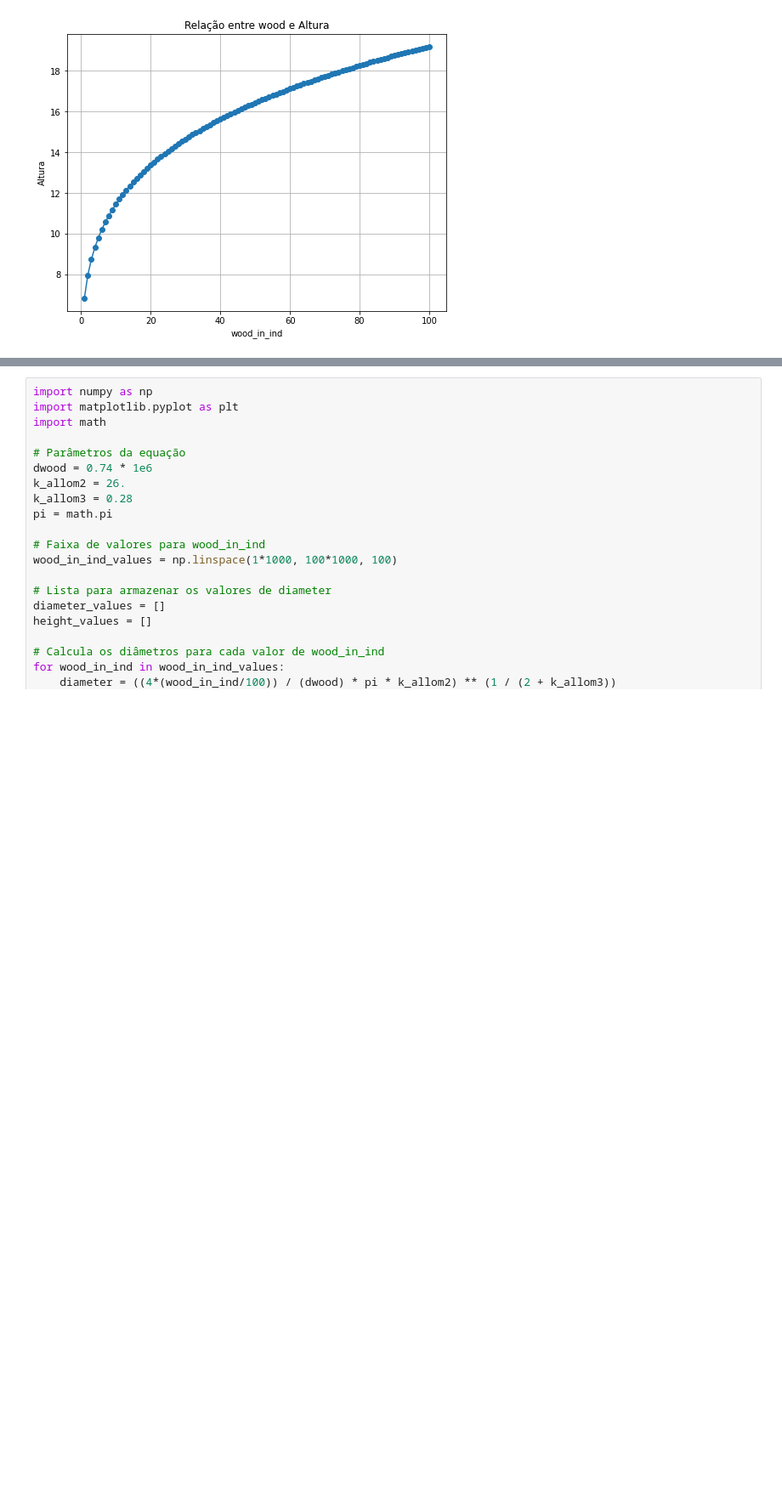
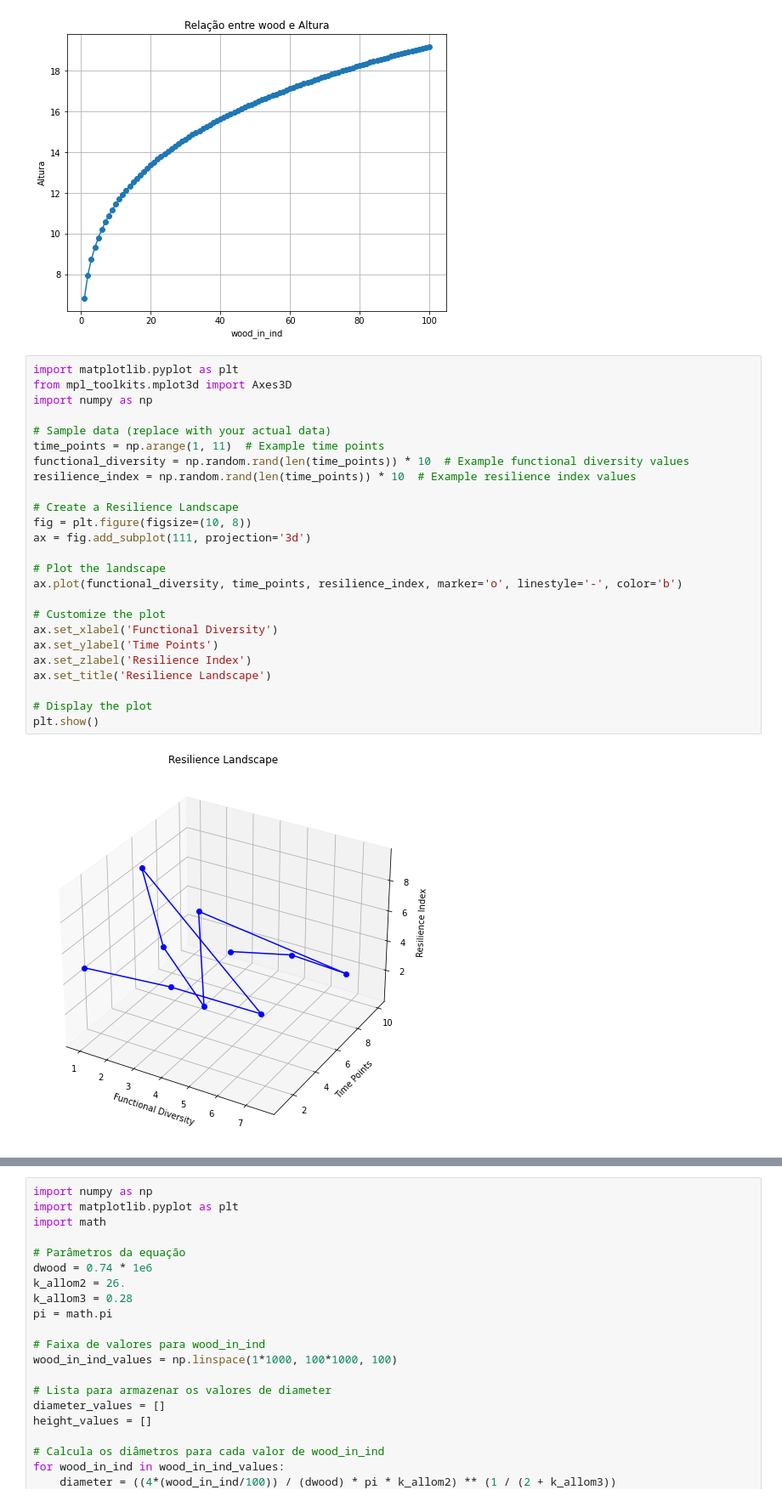
Before and after one commit to ma-gutii/CAETE-DVM-alloc-allom, a Jupyter notebook: src/Untitled-1.ipynb, the cells around one changed output, grey strips where cells are left out. Shown: that part at 85% size. Saved outputs shown, nothing was run; the diff lists cells and outputs as text; blank space fills up the shorter version.

```diff
--- a/src/Untitled-1.ipynb
+++ b/src/Untitled-1.ipynb
@@ -53,3 +53,30 @@ plt.show()
 [figure]
 [figure]
 [figure]
+# %%
+import matplotlib.pyplot as plt
+from mpl_toolkits.mplot3d import Axes3D
+import numpy as np
+
+# Sample data (replace with your actual data)
+time_points = np.arange(1, 11)  # Example time points
+functional_diversity = np.random.rand(len(time_points)) * 10  # Example functional diversity values
+resilience_index = np.random.rand(len(time_points)) * 10  # Example resilience index values
+
+# Create a Resilience Landscape
+fig = plt.figure(figsize=(10, 8))
+ax = fig.add_subplot(111, projection='3d')
+
+# Plot the landscape
+ax.plot(functional_diversity, time_points, resilience_index, marker='o', linestyle='-', color='b')
+
+# Customize the plot
+ax.set_xlabel('Functional Diversity')
+ax.set_ylabel('Time Points')
+ax.set_zlabel('Resilience Index')
+ax.set_title('Resilience Landscape')
+
+# Display the plot
+plt.show()
+# %% [output]
+[figure, added]
```
Also changed, not shown: parts of 4 cells of this notebook, 1 other file.
